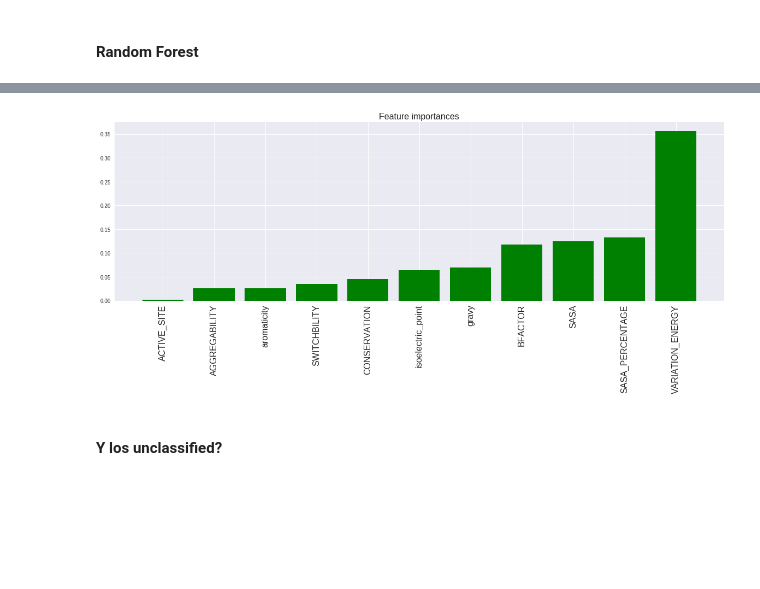
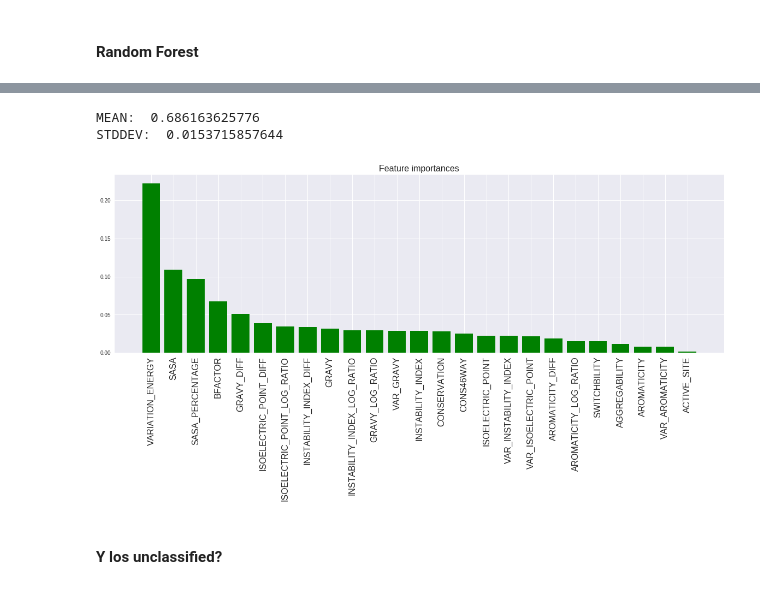
Before and after one commit to marlanbar/master-thesis, a Jupyter notebook: notebooks/predictions-humsavar.ipynb, the cells around one changed output, grey strips where cells are left out. Drawn from its saved outputs; the diff is of its cells as text; code cells hidden in the pictures; blank space fills up the shorter version.

Commit message:
added cons46way scores

```diff
--- a/notebooks/predictions-humsavar.ipynb
+++ b/notebooks/predictions-humsavar.ipynb
@@ -54,3 +71,5 @@ hum
+# %%
+hum.replace([np.inf,-np.inf], np.nan, inplace=True)
 # %%
 model_dict = {
     'lr':{'pipe':('lr', LogisticRegression(random_state=RANDOM_STATE)),
@@ -61,7 +80,7 @@ model_dict = {
           'params':[{'rf__max_depth':[3,5,7], 'rf__n_estimators':[10,50,100], 'rf__max_features':[4,'sqrt',0.2]}],
           'name':'Random Forest'
     },
-    'svc':{'pipe':('svc', SVC(kernel='rbf', random_state=RANDOM_STATE)),
+    'svc':{'pipe':('svc', SVC(kernel='rbf', random_state=RANDOM_STATE, probability=True)),
            'params':[{'svc__C':[0.001, 0.01, 0.1, 1, 10], 'svc__gamma':[0.001, 0.01, 0.1, 1]}],
            'name': 'Support Vector Classifier'
     }
@@ -77,12 +96,15 @@ dataset_poly_index = dataset[dataset.TYPE == "Polymorphism"].index
 # %% [markdown]
 #### 50-50% en el set de entrenamiento y 60-40% en set de evaluación respetando humsavar
 # %%
-train = pd.concat([
-    dataset.loc[dataset_disease_index].sample(n=1500, random_state=RANDOM_STATE),
-    dataset.loc[dataset_poly_index].sample(n=1500, random_state=RANDOM_STATE)
-])
+for i in range(20):
+    train = pd.concat([
+        dataset.loc[dataset_disease_index].sample(n=1500, random_state=i),
+        dataset.loc[dataset_poly_index].sample(n=1500, random_state=i)
+    ])
 
-test = pd.concat([
-    dataset.loc[dataset_disease_index.difference(train.index)].sample(n=320, random_state=RANDOM_STATE),
-    dataset.loc[dataset_poly_index.difference(train.index)].sample(n=483, random_state=RANDOM_STATE)
-])
+    test = pd.concat([
+        dataset.loc[dataset_disease_index.difference(train.index)].sample(n=320, random_state=i),
+        dataset.loc[dataset_poly_index.difference(train.index)].sample(n=483, random_state=i)
+    ])
+    train.to_csv(DATA_PROCESSED + "train_test_sets/train_{}.tab.csv".format(i), sep="\t", index=True, index_label="MUTANT")
+    test.to_csv(DATA_PROCESSED + "train_test_sets/test_{}.tab.csv".format(i), sep="\t", index=True, index_label="MUTANT")
@@ -148,0 +119,19 @@ roc_auc_score(le.transform(y_test), y_pred)
+# %%
+train_scores = []
+test_scores = []
+for i in range(20):
+    train = pd.read_csv(DATA_PROCESSED + "train_test_sets/train_{}.tab.csv".format(i), sep="\t", index_col="MUTANT")
+    test = pd.read_csv(DATA_PROCESSED + "train_test_sets/test_{}.tab.csv".format(i), sep="\t", index_col="MUTANT")
+    X_train = train.drop("TYPE", 1)
+    y_train = train.TYPE
+    X_test = test.drop("TYPE", 1)
+    y_test = test.TYPE
+    le = LabelEncoder().fit(y_train)
+    gs.fit(X_train, le.transform(y_train))
+#     print("Score train ({}): {}".format(i, gs.best_score_))
+    rf = gs.best_estimator_
+    y_pred = rf.predict(X_test)
+    test_score = roc_auc_score(le.transform(y_test), y_pred)
+#     print("Score test ({}): {}".format(i, score))
+    test_scores.append(test_score)
+    train_scores.append(gs.best_score_)
@@ -149,14 +153,20 @@ roc_auc_score(le.transform(y_test), y_pred)
+# %%
+print("MEAN: ", np.mean(test_scores))
+print("STDDEV: ", np.std(test_scores))
+# %% [output]
+MEAN:  0.686163625776
+STDDEV:  0.0153715857644
 # %%
 importances = [(X_train.columns[e], x) for e, x in enumerate(rf.steps[1][1].feature_importances_)]
-importances.sort(key=operator.itemgetter(1))
+importances.sort(key=operator.itemgetter(1), reverse=True)
 figsize(20,6)
 plt.title("Feature importances", fontsize=16)
 plt.bar(np.arange(len(importances)), [y for x, y in importances], color="g", align="center")
 plt.xticks(range(len(importances)), [x for x, y in importances], rotation='vertical', fontsize=16)
 # plt.xlim([0, range(len(importances))])
 plt.show()
 # %% [output]
-[figure, old version]
+[figure, new version]
 # %% [markdown]
 #### Y los unclassified?
 # %%
```
Also changed, not shown: parts of 35 cells of this notebook, 6 other files.
